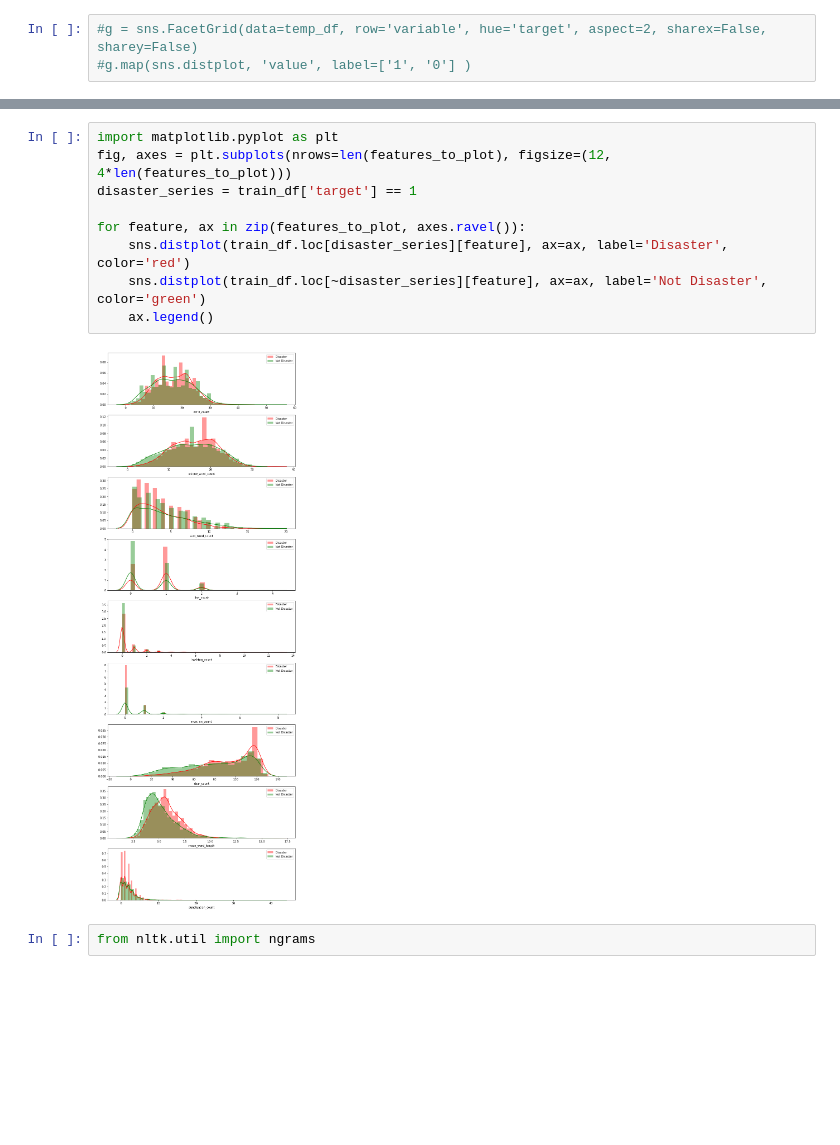
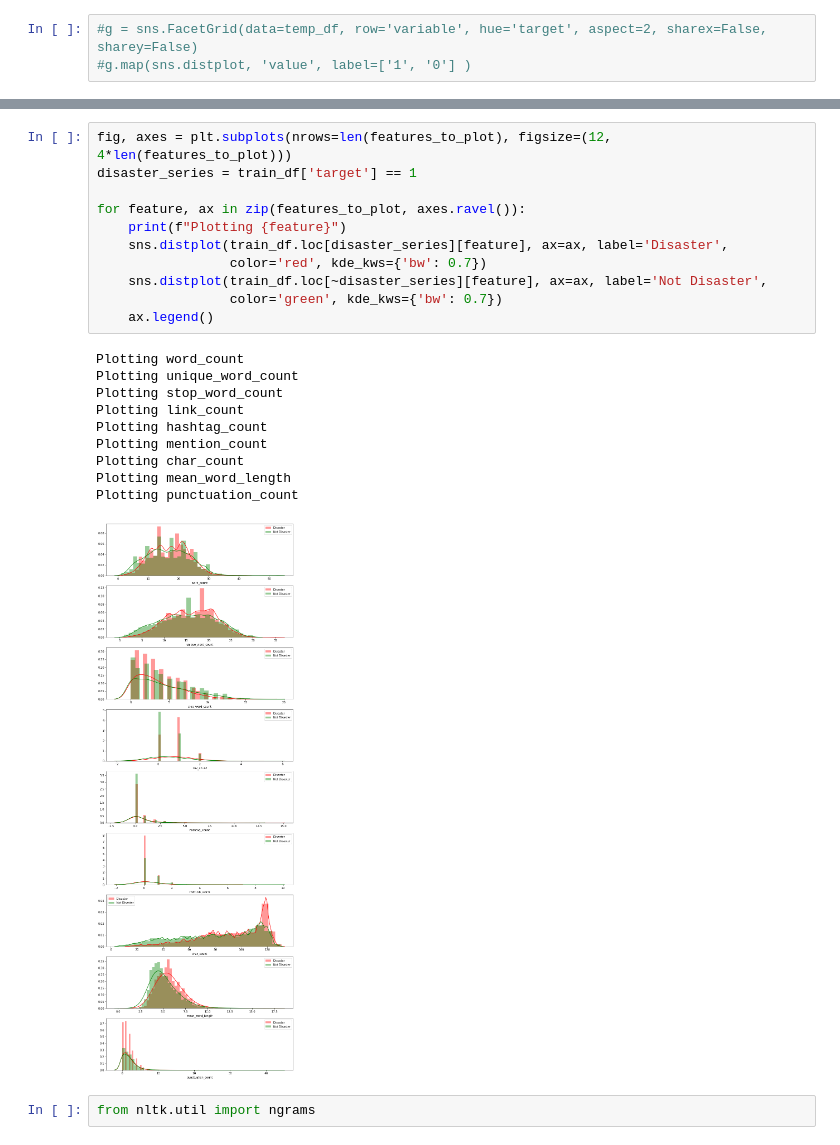
Before and after one commit to scjustice/kaggle_real_or_not_nlp, a Jupyter notebook: NLP_model_development.ipynb, the cells around one changed output, grey strips where cells are left out. Saved outputs shown, nothing was run; the diff lists cells and outputs as text; blank space fills up the shorter version.

```diff
--- a/NLP_model_development.ipynb
+++ b/NLP_model_development.ipynb
@@ -137,14 +158,25 @@ features_to_plot = ['word_count', 'unique_word_count', 'stop_word_count', 'link_
 # %%
-import matplotlib.pyplot as plt
 fig, axes = plt.subplots(nrows=len(features_to_plot), figsize=(12, 4*len(features_to_plot)))
 disaster_series = train_df['target'] == 1
 
 for feature, ax in zip(features_to_plot, axes.ravel()):
-    sns.distplot(train_df.loc[disaster_series][feature], ax=ax, label='Disaster', color='red')
-    sns.distplot(train_df.loc[~disaster_series][feature], ax=ax, label='Not Disaster', color='green')
+    print(f"Plotting {feature}")
+    sns.distplot(train_df.loc[disaster_series][feature], ax=ax, label='Disaster',
+                 color='red', kde_kws={'bw': 0.7})
+    sns.distplot(train_df.loc[~disaster_series][feature], ax=ax, label='Not Disaster',
+                 color='green', kde_kws={'bw': 0.7})
     ax.legend()
 # %% [output]
+Plotting word_count
+Plotting unique_word_count
+Plotting stop_word_count
+Plotting link_count
+Plotting hashtag_count
+Plotting mention_count
+Plotting char_count
+Plotting mean_word_length
+Plotting punctuation_count
-[figure, old version]
+[figure, new version]
 # %%
 from nltk.util import ngrams
 # %%
```
Also changed, not shown: parts of 22 cells of this notebook, 1 other file.
